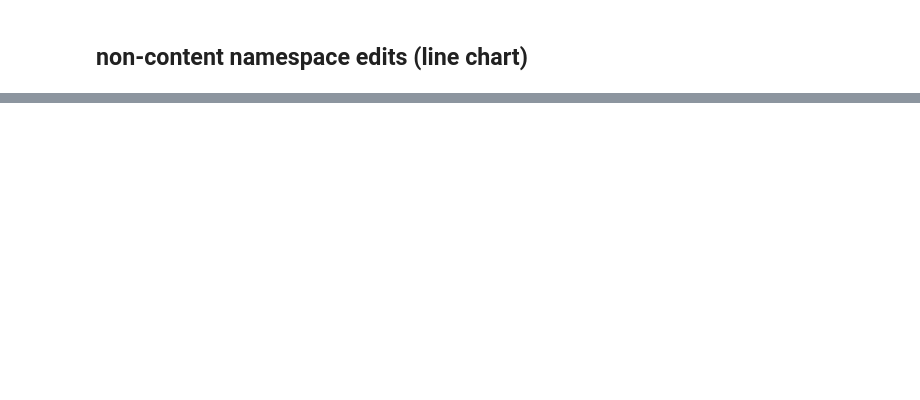
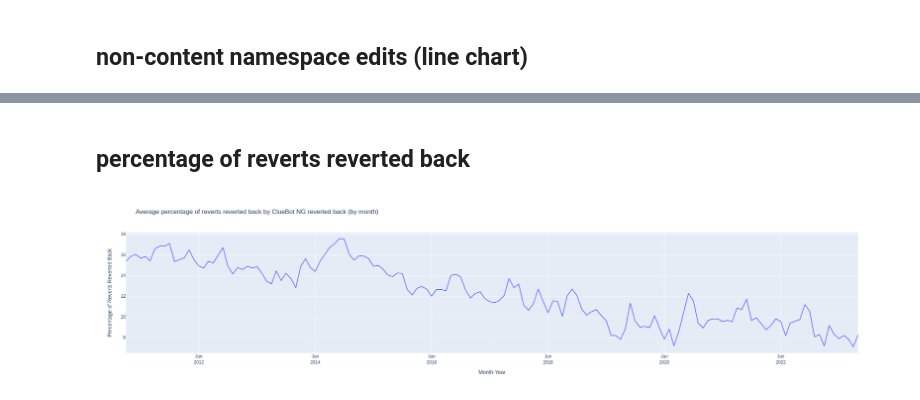
Before and after one commit to wikimedia-research/mod-tools-FY24, a Jupyter notebook: [T343952] cluebot_activity/cluebot_historical_activity_analysis.ipynb, the cells around one changed output, grey strips where cells are left out. Drawn from its saved outputs; the diff is of its cells as text; code cells hidden in the pictures; blank space fills up the shorter version.

```diff
--- a/[T343952] cluebot_activity/cluebot_historical_activity_analysis.ipynb
+++ b/[T343952] cluebot_activity/cluebot_historical_activity_analysis.ipynb
@@ -254,0 +337,25 @@ fig.show()
+# %% [markdown]
+## percentage of reverts reverted back
+# %%
+# line chart for edits made in non-content namespaces
+
+fig = (
+    go
+    .Figure([
+        go.Scatter(
+            x=reverted_reverts_monthly.reset_index()['ymonth'],
+            y=reverted_reverts_monthly.query("""revert_percent > 0""")['revert_percent'])
+    ])
+    .update_layout(
+        width=1250,
+        height=500,
+        title=dict(text='Average percentage of reverts reverted back by ClueBot NG reverted back (by month)'),
+        xaxis_tickformat= '%b<br>%Y'
+    )
+    .update_xaxes(title_text='Month-Year')
+    .update_yaxes(title_text='Percentage of Reverts Reverted Back')
+)
+
+fig.show()
+# %% [output]
+[figure, added]
```
Also changed, not shown: parts of 13 cells of this notebook, 3 other files.
